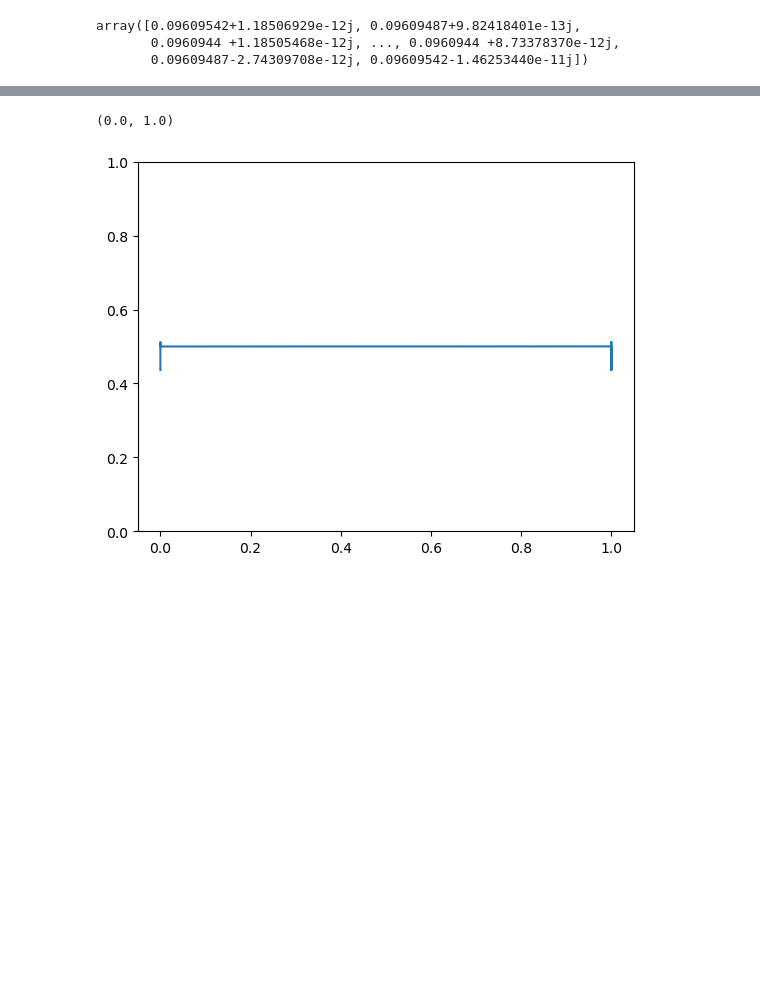
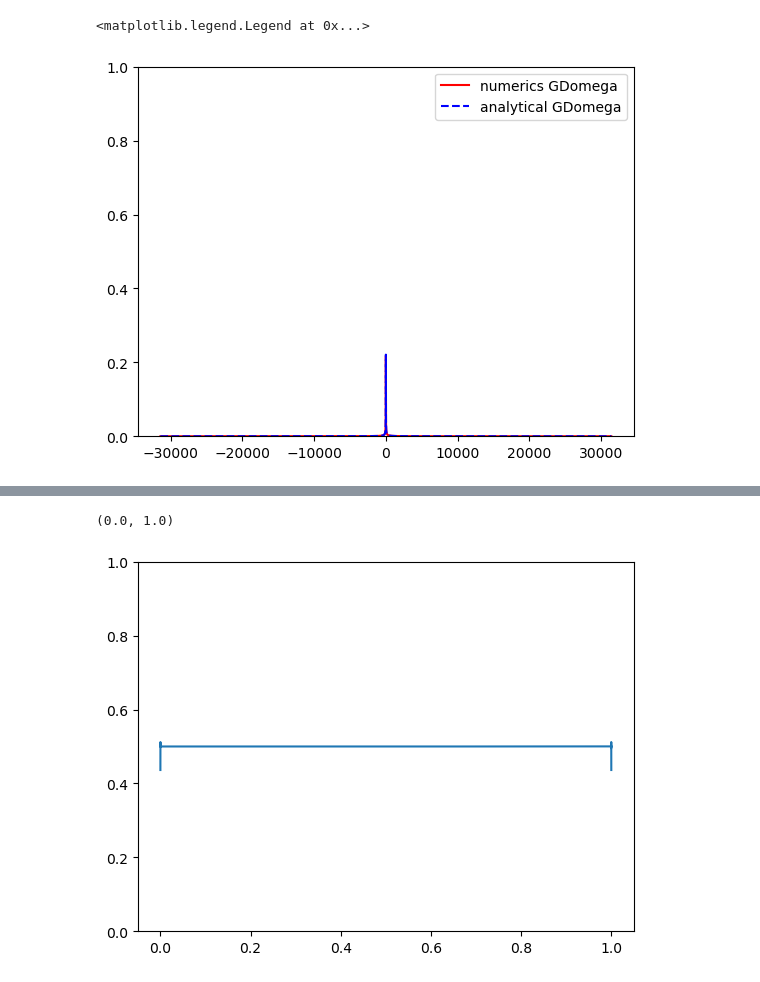
Before and after one commit to aravindhshankar/TwoSidedYSYK, a Jupyter notebook: Metal_Imag_time.ipynb, the cells around one changed output, grey strips where cells are left out. Cells and saved outputs as stored; diff of their text form; code cells hidden in the pictures; blank space fills up the shorter version.

Commit message:
added analytical gconf

```diff
--- a/Metal_Imag_time.ipynb
+++ b/Metal_Imag_time.ipynb
@@ -103,6 +104,9 @@ plt.ylim(0,0.2)
 # %%
-DDtau
+GDconfomega = GconfImag(omega,g,beta)
+plt.plot(omega, np.abs(GDomega), 'r', label = 'numerics GDomega')
+plt.plot(omega, np.abs(GDconfomega), 'b--', label = 'analytical GDomega' )
+plt.ylim(0,1)
+plt.legend()
 # %% [output]
-array([0.09609542+1.18506929e-12j, 0.09609487+9.82418401e-13j,
-       0.0960944 +1.18505468e-12j, ..., 0.0960944 +8.73378370e-12j,
-       0.09609487-2.74309708e-12j, 0.09609542-1.46253440e-11j])
+<matplotlib.legend.Legend at 0x...>
+[figure, added]
```
Also changed, not shown: parts of 7 cells of this notebook, 1 other file.
